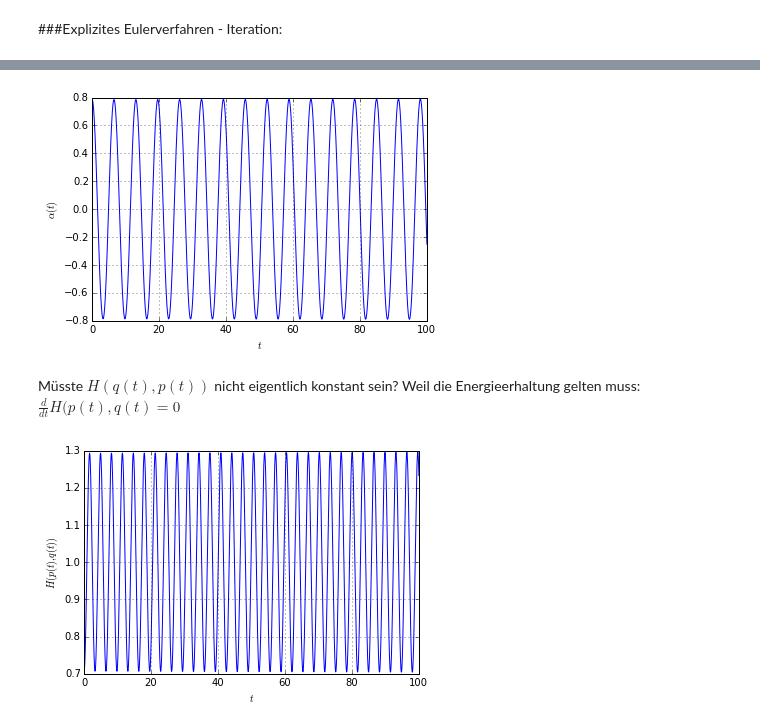
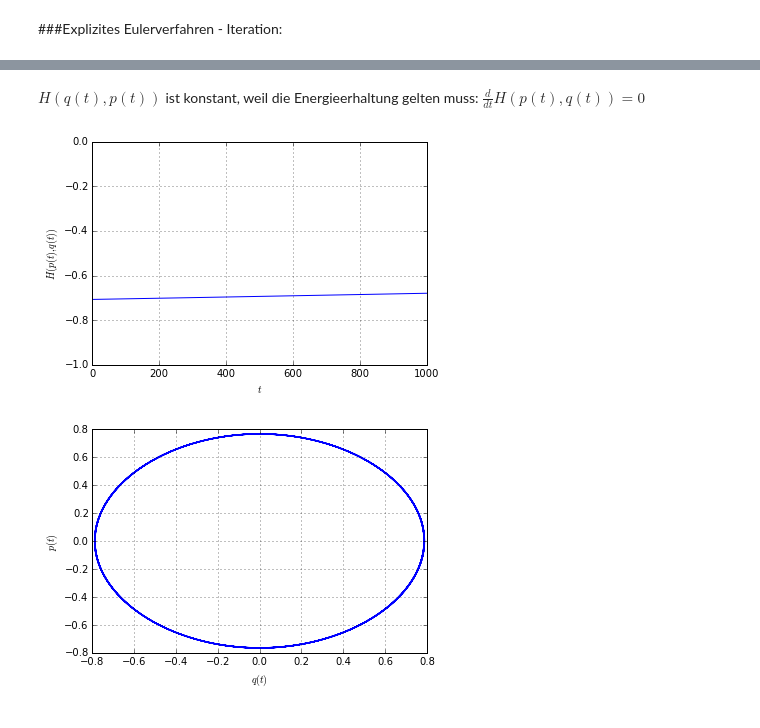
Before and after one commit to BerndSchwarzenbacher/numdiff, a Jupyter notebook: ueb1/aufgabe3.ipynb, the cells around one changed output, grey strips where cells are left out. Drawn from its saved outputs; the diff is of its cells as text; code cells hidden in the pictures.

```diff
--- a/ueb1/aufgabe3.ipynb
+++ b/ueb1/aufgabe3.ipynb
@@ -59,18 +74,21 @@ for i, t in enumerate(time[:-1]):
+# %%
+q = alpha
+p = mass * length**2 * alpha_dot
+H = - mass * grav * length * np.cos(q) + p**2 / (2 * mass * length**2)
+# %% [markdown]
+$H(q(t), p(t))$ ist konstant, weil die Energieerhaltung gelten muss: $\frac{d}{dt} H(p(t),q(t)) = 0$
+# %%
+plt.plot(time, H)
+plt.ylabel(r'$H(p(t),q(t))$')
+plt.xlabel(r'$t$')
+plt.axis([0,max_time, -1,0])
+plt.grid()
+# %% [output]
+[figure, added]
 # %%
-plt.plot(time, alpha)
-#plt.axis([-0.1, 1.1, -0.1, 1.1])
-plt.ylabel(r'$\alpha(t)$')
-plt.xlabel(r'$t$')
+plt.plot(q[:100/step], p[:100/step])
+plt.ylabel(r'$p(t)$')
+plt.xlabel(r'$q(t)$')
 plt.grid()
 # %% [output]
-[figure, old version]
+[figure, new version]
-# %% [markdown]
-Müsste $H(q(t), p(t))$ nicht eigentlich konstant sein? Weil die Energieerhaltung gelten muss: $\frac{d}{dt} H(p(t),q(t) = 0$
-# %%
-H = np.cos(alpha) + alpha_dot**2 / 2
-plt.plot(time, H)
-plt.ylabel(r'$H(p(t),q(t))$')
-plt.xlabel(r'$t$')
-plt.grid()
-# %% [output]
-[figure, removed]
```
Also changed, not shown: parts of 6 cells of this notebook.
